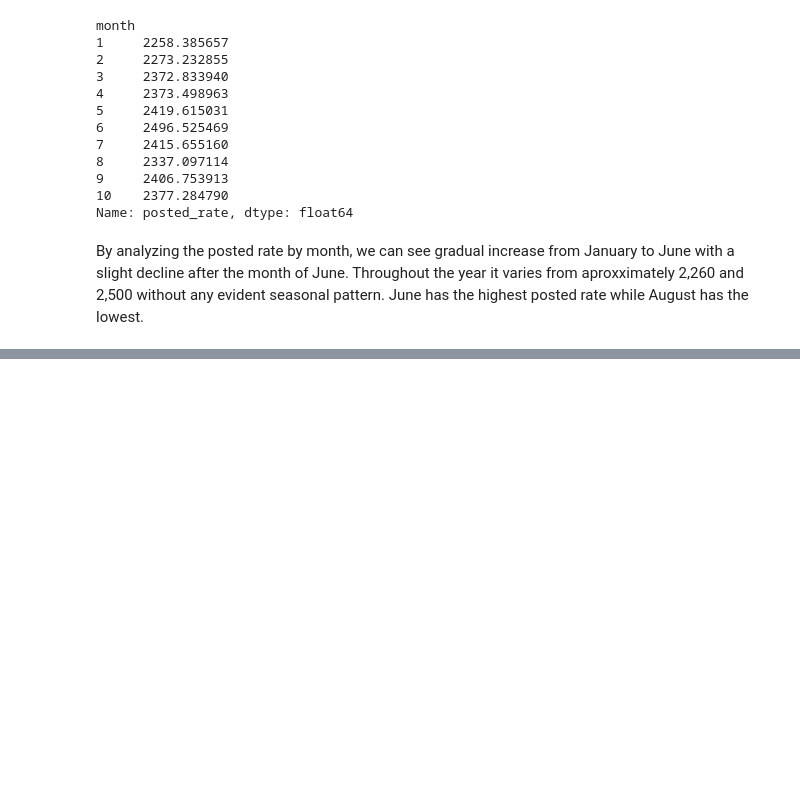
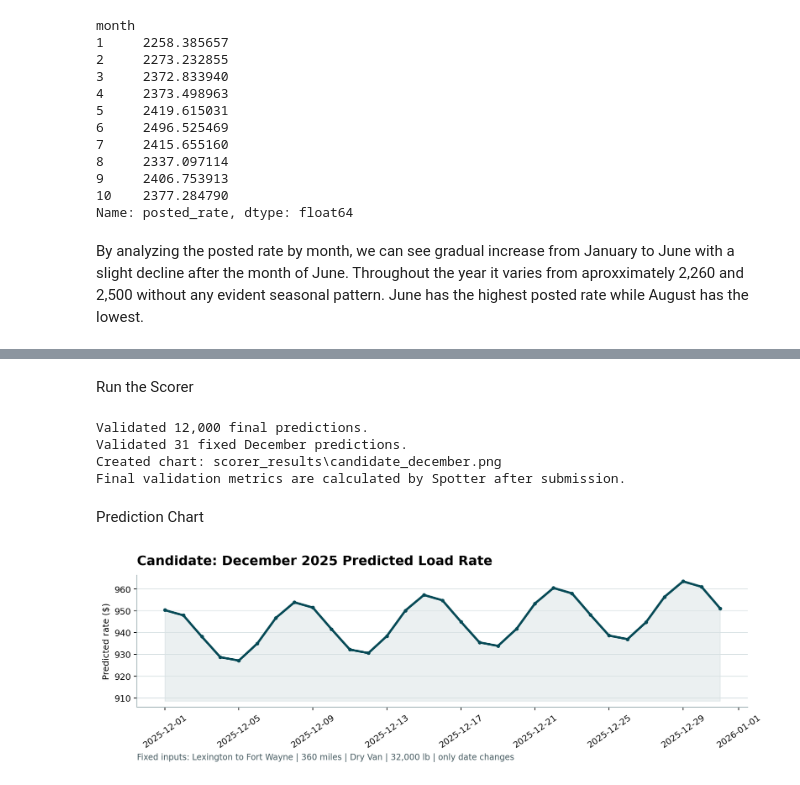
Before and after one commit to NoT-Serna/Freight_Rate_ML, a Jupyter notebook: Analysis.ipynb, the cells around one changed output, grey strips where cells are left out. Drawn from its saved outputs; the diff is of its cells as text; code cells hidden in the pictures; blank space fills up the shorter version.

```diff
--- a/Analysis.ipynb
+++ b/Analysis.ipynb
@@ -207,0 +452,22 @@ By analyzing the posted rate by month, we can see gradual increase from January
+# %% [markdown]
+Run the Scorer
+# %%
+result = subprocess.run(
+    ["python", "score.py",
+     "--predictions", "validation_predictions.csv",
+     "--december-predictions", "data/december_chart_inputs.csv"],
+    capture_output=True, text=True
+)
+print(result.stdout)
+print(result.stderr)
+# %% [output]
+Validated 12,000 final predictions.
+Validated 31 fixed December predictions.
+Created chart: scorer_results\candidate_december.png
+Final validation metrics are calculated by Spotter after submission.
+# %% [markdown]
+Prediction Chart
+# %%
+Image("scorer_results/candidate_december.png")
+# %% [output]
+[figure, added]
```
Also changed, not shown: parts of 27 cells of this notebook, 10 other files.
